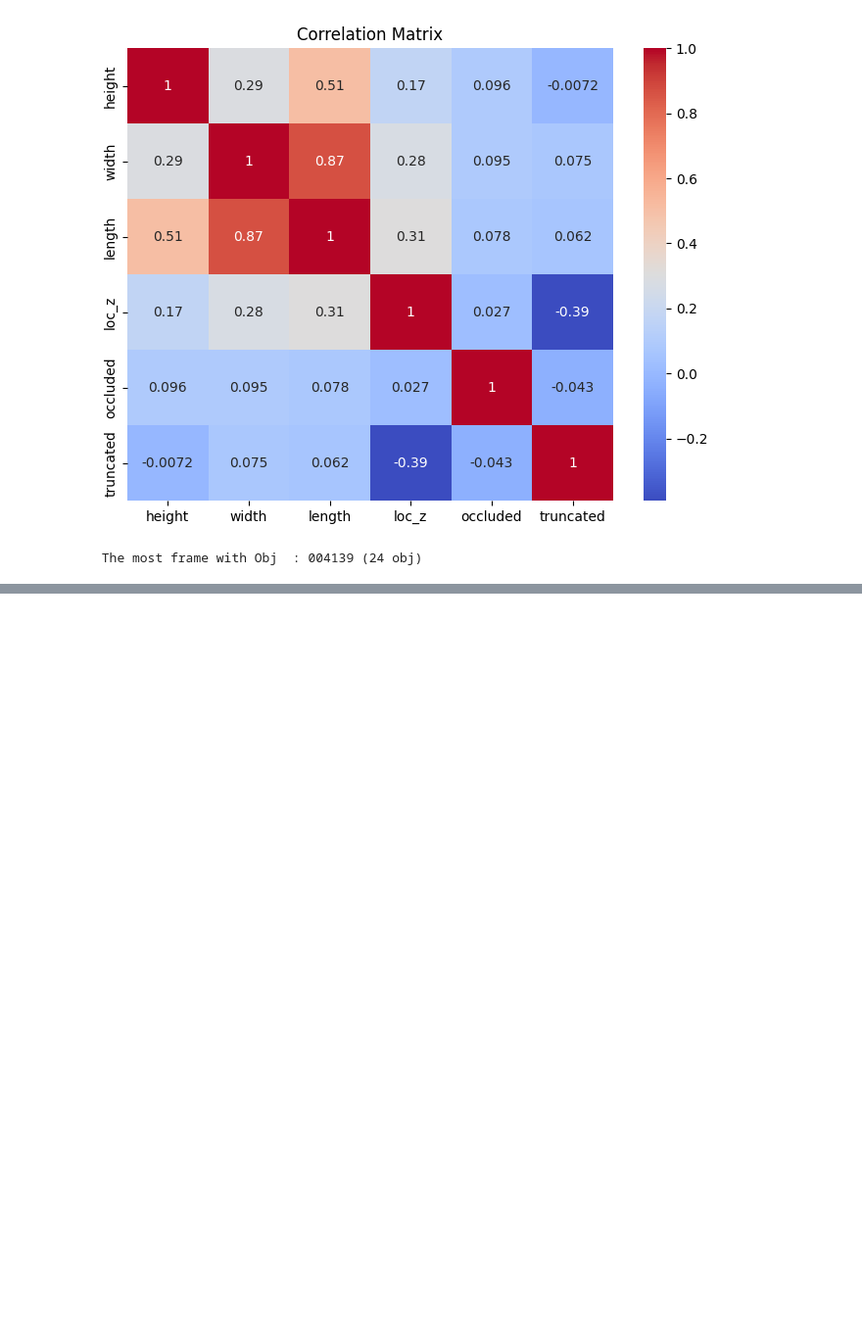
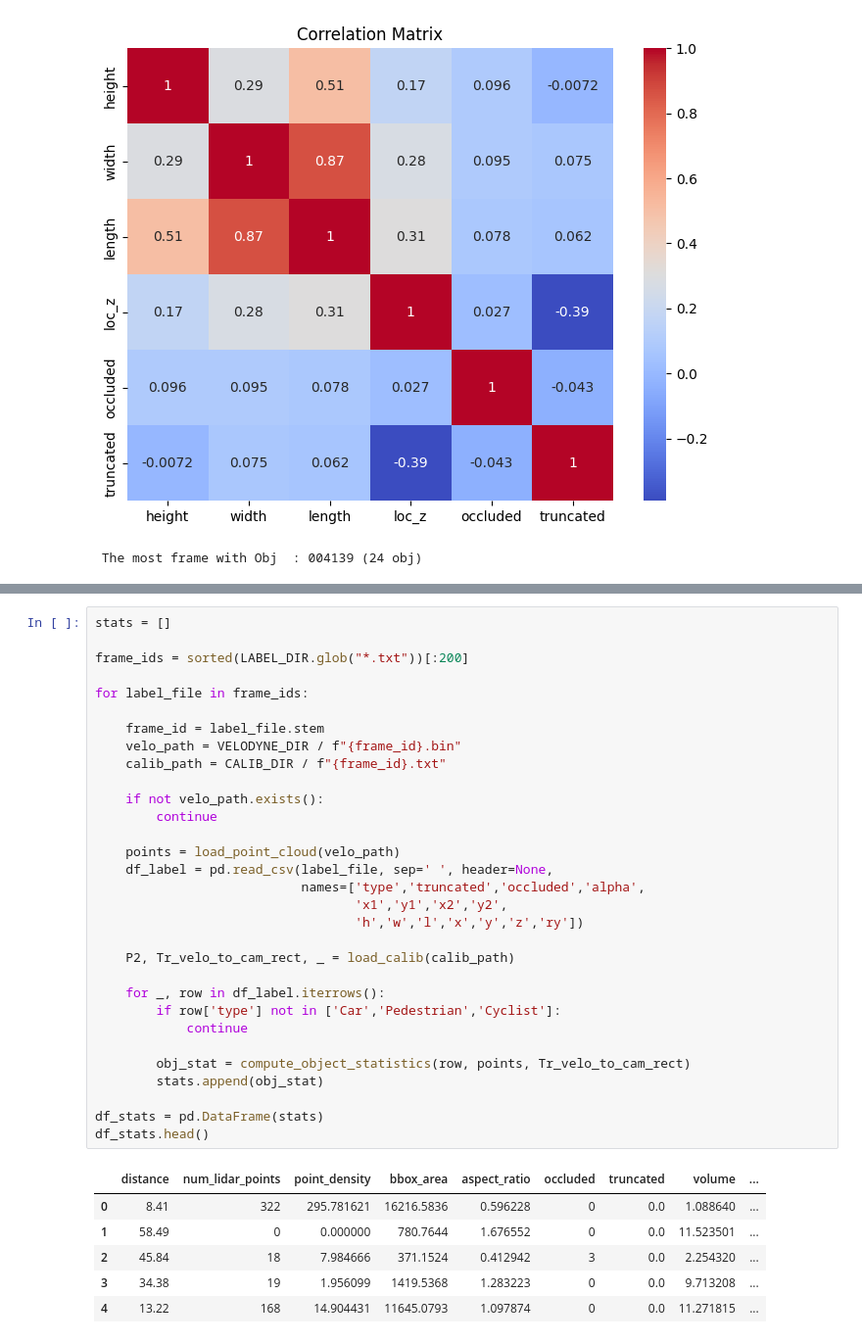
Before and after one commit to aliowx/data-analysis, a Jupyter notebook: notebook/EEG/eeg-bci-robot-control.ipynb, the cells around one changed output, grey strips where cells are left out. Shown at 98% size. Cells and saved outputs as stored; diff of their text form; blank space fills up the shorter version.

```diff
--- a/notebook/EEG/eeg-bci-robot-control.ipynb
+++ b/notebook/EEG/eeg-bci-robot-control.ipynb
@@ -567,0 +633,38 @@ number of the obj: 12150 (31.26%)
+# %%
+stats = []
+
+frame_ids = sorted(LABEL_DIR.glob("*.txt"))[:200]
+
+for label_file in frame_ids:
+
+    frame_id = label_file.stem
+    velo_path = VELODYNE_DIR / f"{frame_id}.bin"
+    calib_path = CALIB_DIR / f"{frame_id}.txt"
+
+    if not velo_path.exists():
+        continue
+
+    points = load_point_cloud(velo_path)
+    df_label = pd.read_csv(label_file, sep=' ', header=None,
+                           names=['type','truncated','occluded','alpha',
+                                  'x1','y1','x2','y2',
+                                  'h','w','l','x','y','z','ry'])
+
+    P2, Tr_velo_to_cam_rect, _ = load_calib(calib_path)
+
+    for _, row in df_label.iterrows():
+        if row['type'] not in ['Car','Pedestrian','Cyclist']:
+            continue
+
+        obj_stat = compute_object_statistics(row, points, Tr_velo_to_cam_rect)
+        stats.append(obj_stat)
+
+df_stats = pd.DataFrame(stats)
+df_stats.head()
+# %% [output]
+|  | distance | num_lidar_points | point_density | bbox_area | aspect_ratio | occluded | truncated | volume | ... |
+| 0 | 8.41 | 322 | 295.781621 | 16216.5836 | 0.596228 | 0 | 0.0 | 1.088640 | ... |
+| 1 | 58.49 | 0 | 0.000000 | 780.7644 | 1.676552 | 0 | 0.0 | 11.523501 | ... |
+| 2 | 45.84 | 18 | 7.984666 | 371.1524 | 0.412942 | 3 | 0.0 | 2.254320 | ... |
+| 3 | 34.38 | 19 | 1.956099 | 1419.5368 | 1.283223 | 0 | 0.0 | 9.713208 | ... |
+| 4 | 13.22 | 168 | 14.904431 | 11645.0793 | 1.097874 | 0 | 0.0 | 11.271815 | ... |
```
Also changed, not shown: parts of 5 cells of this notebook.
